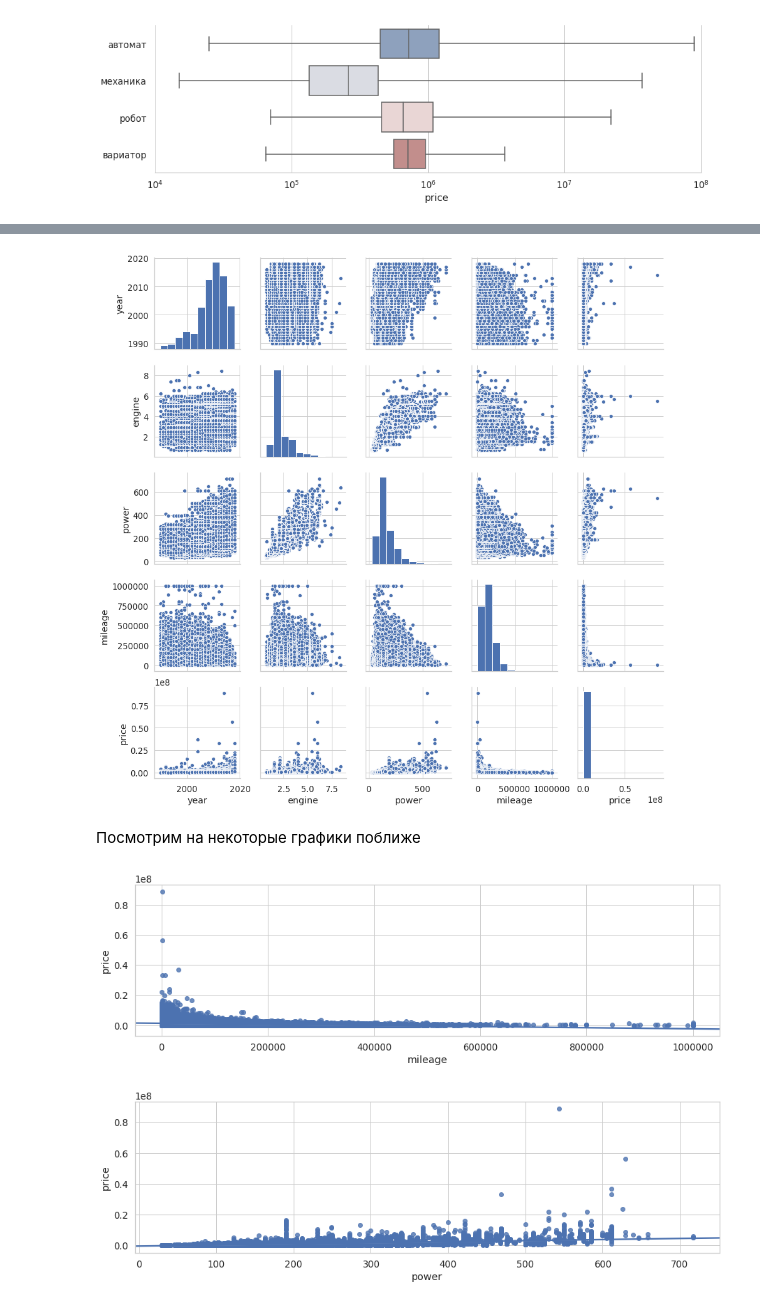
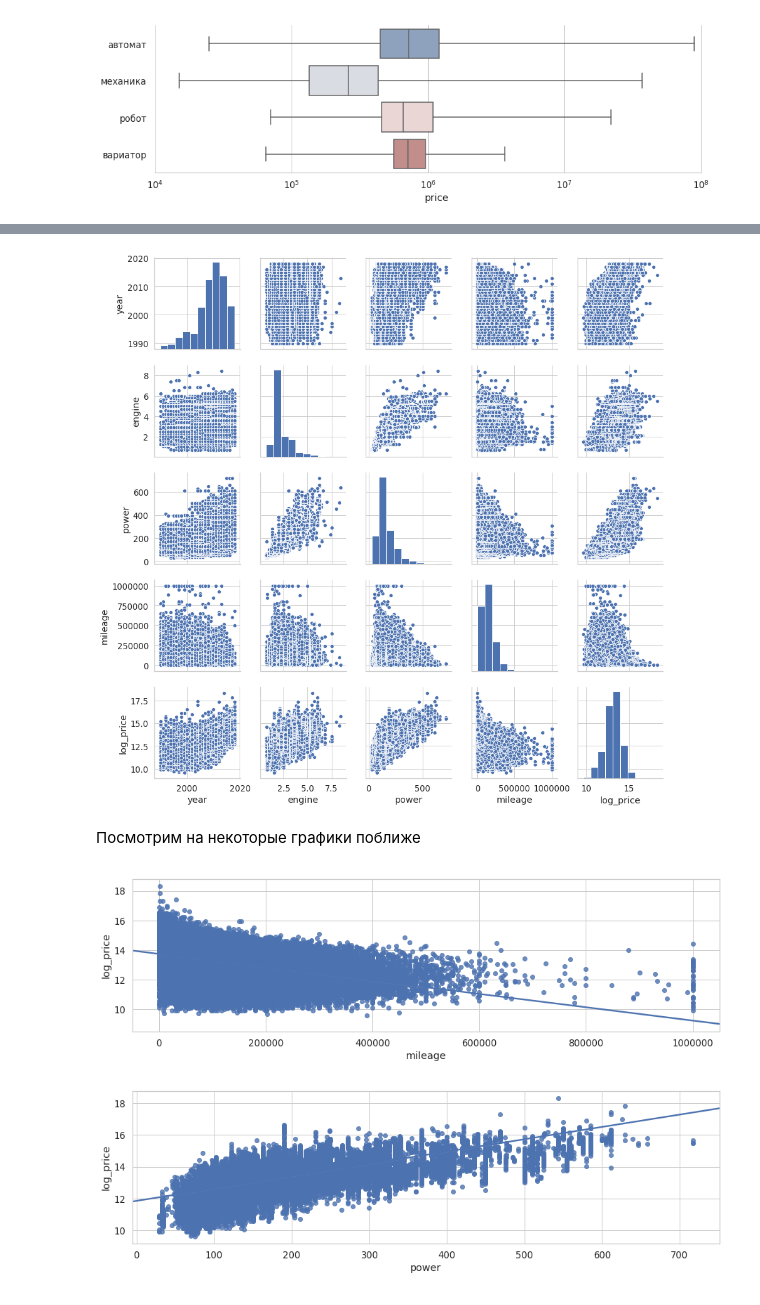
Before and after one commit to Curiosady/Learning-Projects, a Jupyter notebook: Auto.ru Car Price Prediction/main.ipynb, the cells around one changed output, grey strips where cells are left out. Cells and saved outputs as stored; diff of their text form; code cells hidden in the pictures.

```diff
--- a/Auto.ru Car Price Prediction/main.ipynb
+++ b/Auto.ru Car Price Prediction/main.ipynb
@@ -208,6 +208,8 @@ df.insert(0, 'manufacturer', manufacturer)
 df.insert(1, 'model', model)
 df.insert(2, 'restyling', restyling)
 df.drop('car_description', axis = 1, inplace = True);
+# %%
+df['manufacturer'] = df['manufacturer'].str.replace('Land','Land Rover')
 # %%
 df.head()
 # %% [output]
@@ -335,0 +348,5 @@ sns.despine(trim=True, left=True)
+# %%
+plt.figure(figsize=(15, 8))
+df['log_price'] = df['price'].apply(lambda x: np.log(x))
+corr_matrix=df[['year', 'engine', 'power', 'mileage', 'log_price']].corr()
+sns.heatmap(corr_matrix,annot=True,fmt = ".2f",cbar = True, cmap="YlGnBu", annot_kws={"size":15});
@@ -336,18 +355,18 @@ sns.despine(trim=True, left=True)
 # %%
-sns.pairplot(df[['year', 'engine', 'power', 'mileage', 'price']]);
+sns.pairplot(df[['year', 'engine', 'power', 'mileage', 'log_price']]);
 # %% [output]
-[figure, old version]
+[figure, new version]
 # %% [markdown]
 Посмотрим на некоторые графики поближе
 # %%
 f, ax = plt.subplots(figsize=(15, 4))
-sns.regplot(x='mileage', y='price', data=df, ax=ax);
+sns.regplot(x='mileage', y='log_price', data=df, ax=ax);
 # %% [output]
-[figure, old version]
+[figure, new version]
 # %%
 f, ax = plt.subplots(figsize=(15, 4))
-sns.regplot(x='power', y='price', data=df, ax=ax);
+sns.regplot(x='power', y='log_price', data=df, ax=ax);
 # %% [output]
-[figure, old version]
+[figure, new version]
 # %%
 f, ax = plt.subplots(figsize=(15, 4))
```
Also changed, not shown: parts of 13 cells of this notebook.
